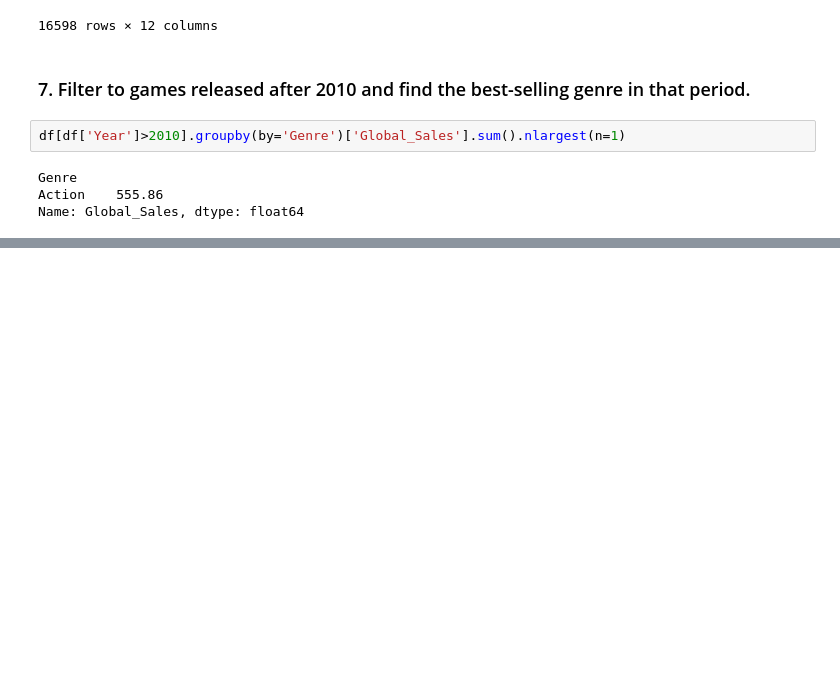
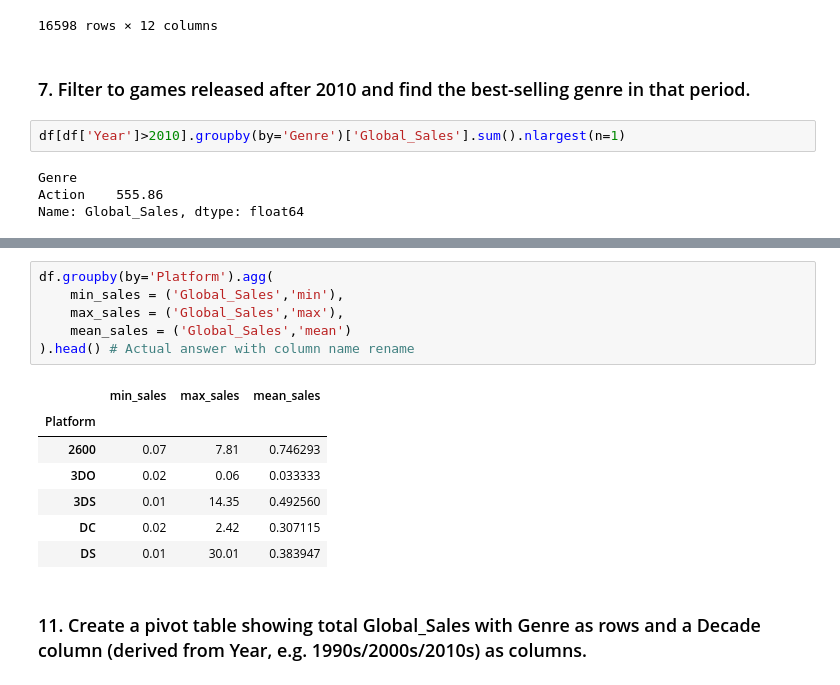
Before and after one commit to MrLeo0087/Python-Libraries, a Jupyter notebook: Pandas/Video_game.ipynb, the cells around one changed output, grey strips where cells are left out. Drawn from its saved outputs; the diff is of its cells as text; blank space fills up the shorter version.

```diff
--- a/Pandas/Video_game.ipynb
+++ b/Pandas/Video_game.ipynb
@@ -173,0 +272,16 @@ Name: Global_Sales, dtype: float64
+# %%
+df.groupby(by='Platform').agg(
+    min_sales = ('Global_Sales','min'),
+    max_sales = ('Global_Sales','max'),
+    mean_sales = ('Global_Sales','mean')
+).head() # Actual answer with column name rename
+# %% [output]
+|  | min_sales | max_sales | mean_sales |
+| Platform |  |  |  |
+| 2600 | 0.07 | 7.81 | 0.746293 |
+| 3DO | 0.02 | 0.06 | 0.033333 |
+| 3DS | 0.01 | 14.35 | 0.492560 |
+| DC | 0.02 | 2.42 | 0.307115 |
+| DS | 0.01 | 30.01 | 0.383947 |
+# %% [markdown]
+### 11. Create a pivot table showing total Global_Sales with Genre as rows and a Decade column (derived from Year, e.g. 1990s/2000s/2010s) as columns.
```
Also changed, not shown: parts of 11 cells of this notebook.
